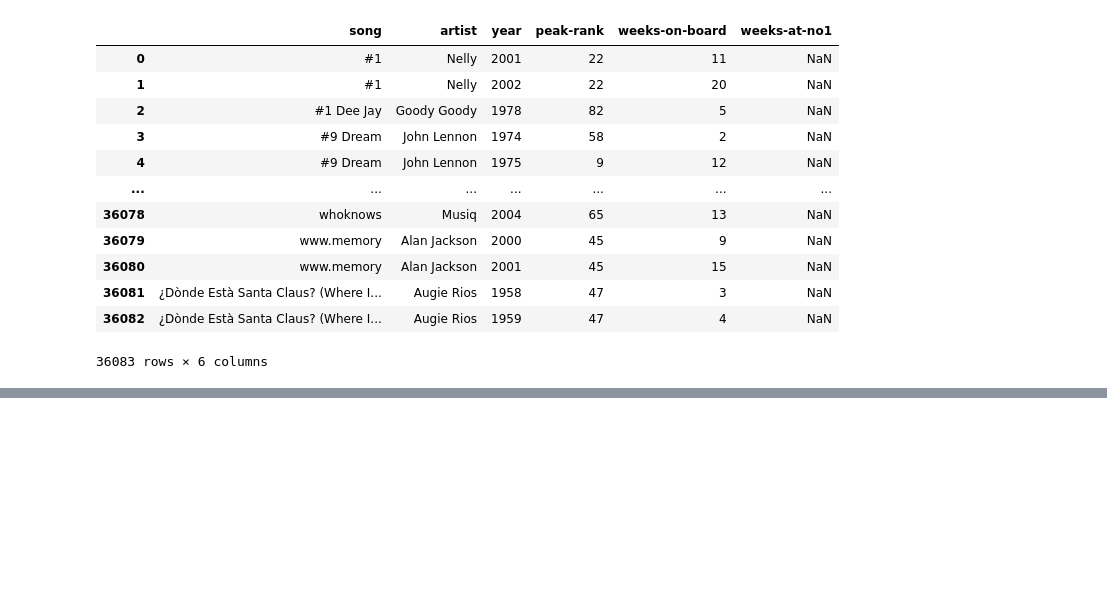
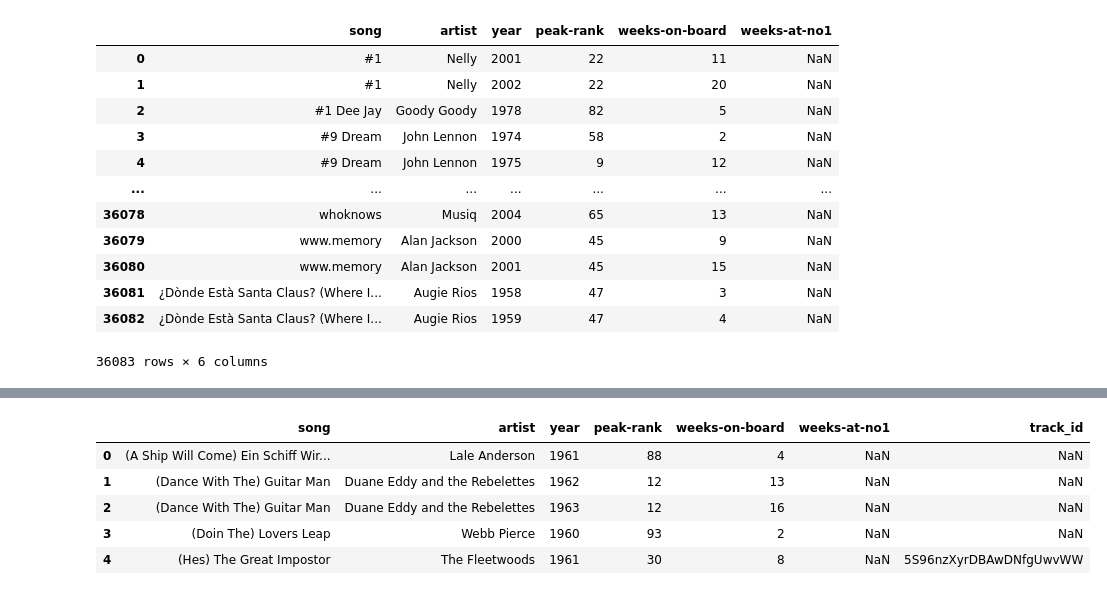
Before and after one commit to gdagger/Billboard-Top-100-Project, a Jupyter notebook: billboard.ipynb, the cells around one changed output, grey strips where cells are left out. Saved outputs shown, nothing was run; the diff lists cells and outputs as text; code cells hidden in the pictures; blank space fills up the shorter version.

```diff
--- a/billboard.ipynb
+++ b/billboard.ipynb
@@ -360,0 +294,14 @@ df_1960s.drop_duplicates(['artist', 'song'])
+# %%
+missedvalues = pd.read_csv('./Resources/null1980s.csv')
+
+
+missedvalues = missedvalues.drop(missedvalues.iloc[:,[0,1]], axis=1)
+
+missedvalues.head()
+# %% [output]
+|  | song | artist | year | peak-rank | weeks-on-board | weeks-at-no1 | track_id |
+| 0 | (A Ship Will Come) Ein Schiff Wir... | Lale Anderson | 1961 | 88 | 4 | NaN | NaN |
+| 1 | (Dance With The) Guitar Man | Duane Eddy and the Rebelettes | 1962 | 12 | 13 | NaN | NaN |
+| 2 | (Dance With The) Guitar Man | Duane Eddy and the Rebelettes | 1963 | 12 | 16 | NaN | NaN |
+| 3 | (Doin The) Lovers Leap | Webb Pierce | 1960 | 93 | 2 | NaN | NaN |
+| 4 | (Hes) The Great Impostor | The Fleetwoods | 1961 | 30 | 8 | NaN | 5S96nzXyrDBAwDNfgUwvWW |
```
Also changed, not shown: parts of 14 cells of this notebook.
